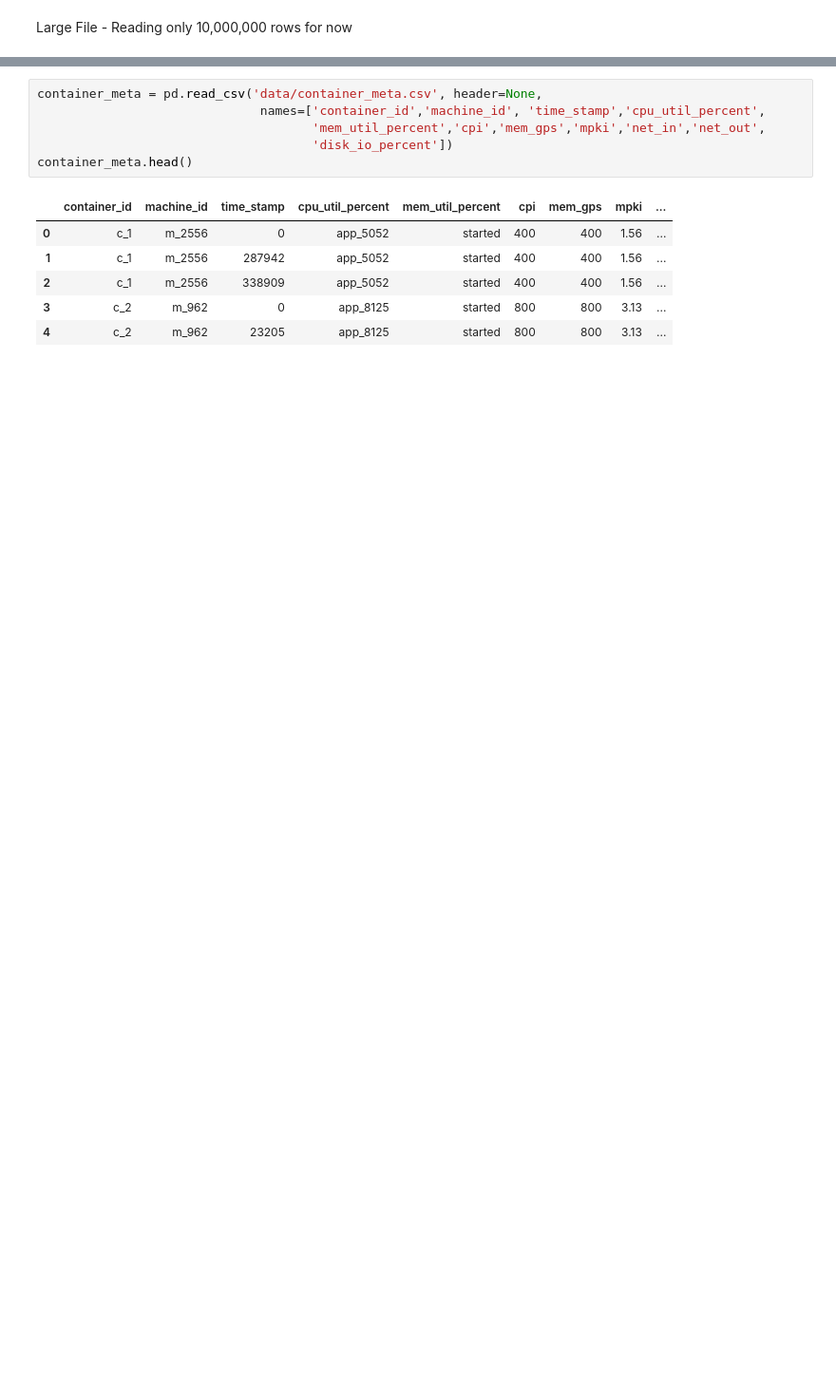
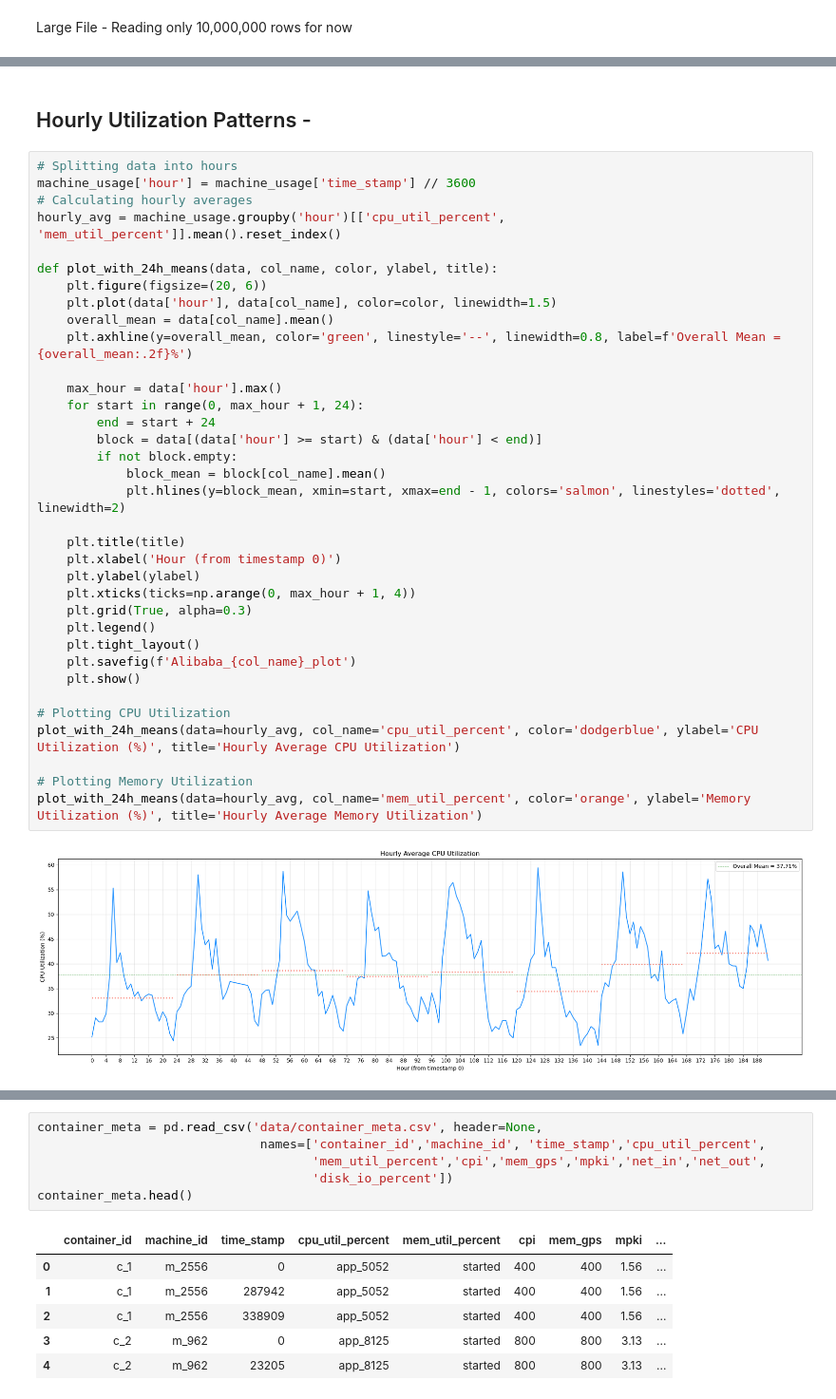
Before and after one commit to akshat-karwa/Cloud-Trace-Analysis, a Jupyter notebook: alibaba_analysis.ipynb, the cells around one changed output, grey strips where cells are left out. Shown at 95% size. Saved outputs shown, nothing was run; the diff lists cells and outputs as text; blank space fills up the shorter version.

```diff
--- a/alibaba_analysis.ipynb
+++ b/alibaba_analysis.ipynb
@@ -32,0 +47,39 @@ machine_usage.head()
+# %% [markdown]
+## Hourly Utilization Patterns -
+# %%
+# Splitting data into hours
+machine_usage['hour'] = machine_usage['time_stamp'] // 3600
+# Calculating hourly averages
+hourly_avg = machine_usage.groupby('hour')[['cpu_util_percent', 'mem_util_percent']].mean().reset_index()
+
+def plot_with_24h_means(data, col_name, color, ylabel, title):
+    plt.figure(figsize=(20, 6))
+    plt.plot(data['hour'], data[col_name], color=color, linewidth=1.5)
+    overall_mean = data[col_name].mean()
+    plt.axhline(y=overall_mean, color='green', linestyle='--', linewidth=0.8, label=f'Overall Mean = {overall_mean:.2f}%')
+
+    max_hour = data['hour'].max()
+    for start in range(0, max_hour + 1, 24):
+        end = start + 24
+        block = data[(data['hour'] >= start) & (data['hour'] < end)]
+        if not block.empty:
+            block_mean = block[col_name].mean()
+            plt.hlines(y=block_mean, xmin=start, xmax=end - 1, colors='salmon', linestyles='dotted', linewidth=2)
+
+    plt.title(title)
+    plt.xlabel('Hour (from timestamp 0)')
+    plt.ylabel(ylabel)
+    plt.xticks(ticks=np.arange(0, max_hour + 1, 4))
+    plt.grid(True, alpha=0.3)
+    plt.legend()
+    plt.tight_layout()
+    plt.savefig(f'Alibaba_{col_name}_plot')
+    plt.show()
+
+# Plotting CPU Utilization
+plot_with_24h_means(data=hourly_avg, col_name='cpu_util_percent', color='dodgerblue', ylabel='CPU Utilization (%)', title='Hourly Average CPU Utilization')
+
+# Plotting Memory Utilization
+plot_with_24h_means(data=hourly_avg, col_name='mem_util_percent', color='orange', ylabel='Memory Utilization (%)', title='Hourly Average Memory Utilization')
+# %% [output]
+[figure, added]
```
Also changed, not shown: parts of 16 cells of this notebook, 5 other files.
